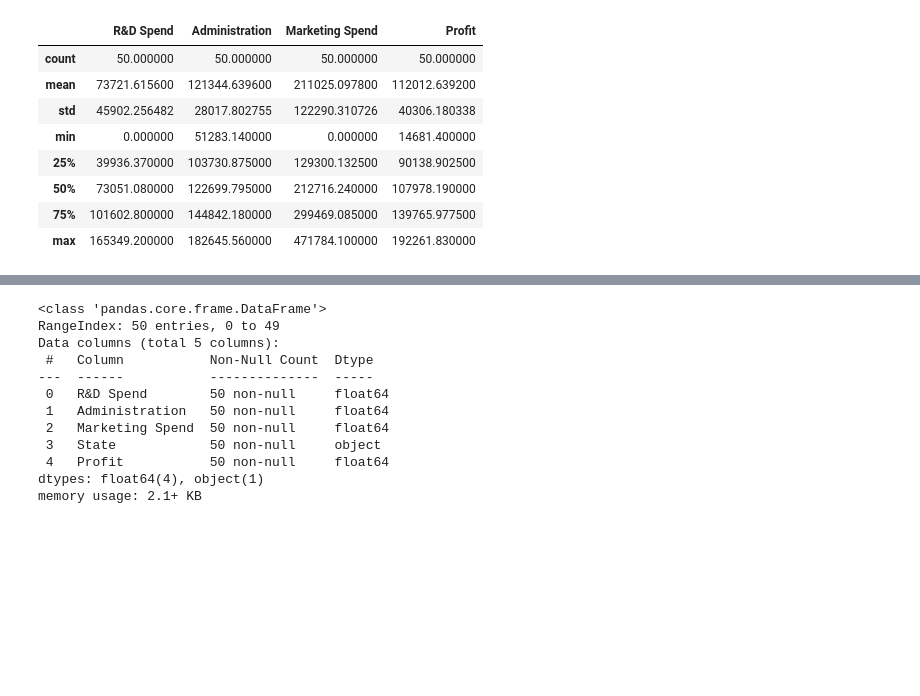
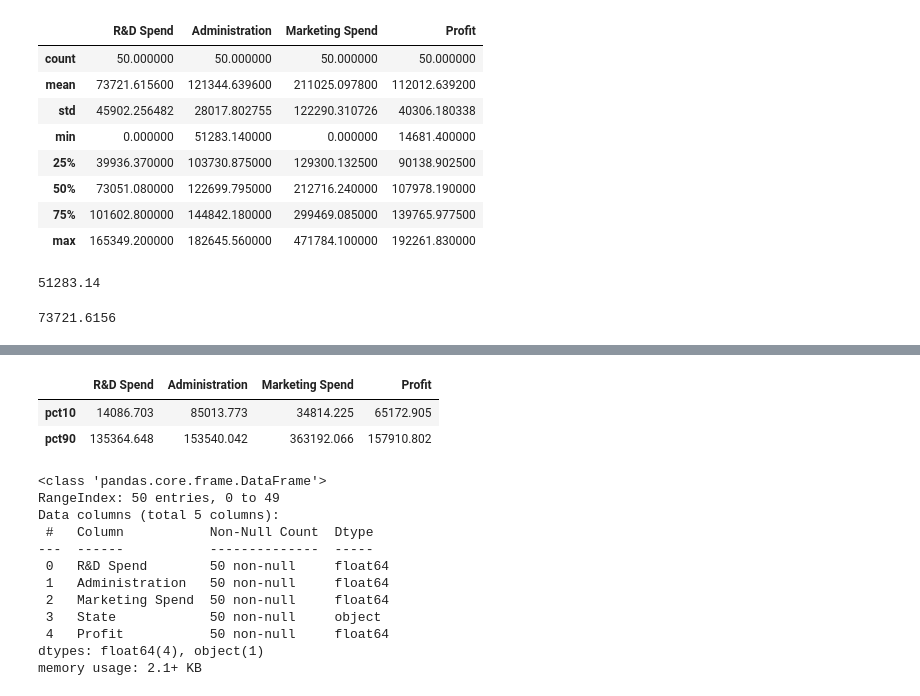
Before and after one commit to ibrahimediz/DeepLearningFundamentals, a Jupyter notebook: Egzersiz/Muhammed/01_01_Pandas.ipynb, the cells around one changed output, grey strips where cells are left out. Cells and saved outputs as stored; diff of their text form; code cells hidden in the pictures; blank space fills up the shorter version.

```diff
--- a/Egzersiz/Muhammed/01_01_Pandas.ipynb
+++ b/Egzersiz/Muhammed/01_01_Pandas.ipynb
@@ -32,3 +38,12 @@ df.describe()
 | 50% | 73051.080000 | 122699.795000 | 212716.240000 | 107978.190000 |
 | 75% | 101602.800000 | 144842.180000 | 299469.085000 | 139765.977500 |
 | max | 165349.200000 | 182645.560000 | 471784.100000 | 192261.830000 |
+# %%
+df["Profit"].max()
+df["Administration"].min()
+# %% [output]
+51283.14
+# %%
+df["R&D Spend"].mean()
+# %% [output]
+73721.6156
@@ -34,0 +52,9 @@ df.describe()
+# %%
+
+%%time
+def pct10(sutun):
+    return sutun.quantile(0.10)
+def pct90(sutun):
+    return sutun.quantile(0.90)
+df.loc[:, df.columns != 'State'].agg([pct10,pct90])
+# %% [output]
@@ -35,3 +63,6 @@ df.describe()
+|  | R&D Spend | Administration | Marketing Spend | Profit |
+| pct10 | 14086.703 | 85013.773 | 34814.225 | 65172.905 |
+| pct90 | 135364.648 | 153540.042 | 363192.066 | 157910.802 |
 # %%
 df.info()
 # %% [output]
```
Also changed, not shown: parts of 4 cells of this notebook, 11 other files.
